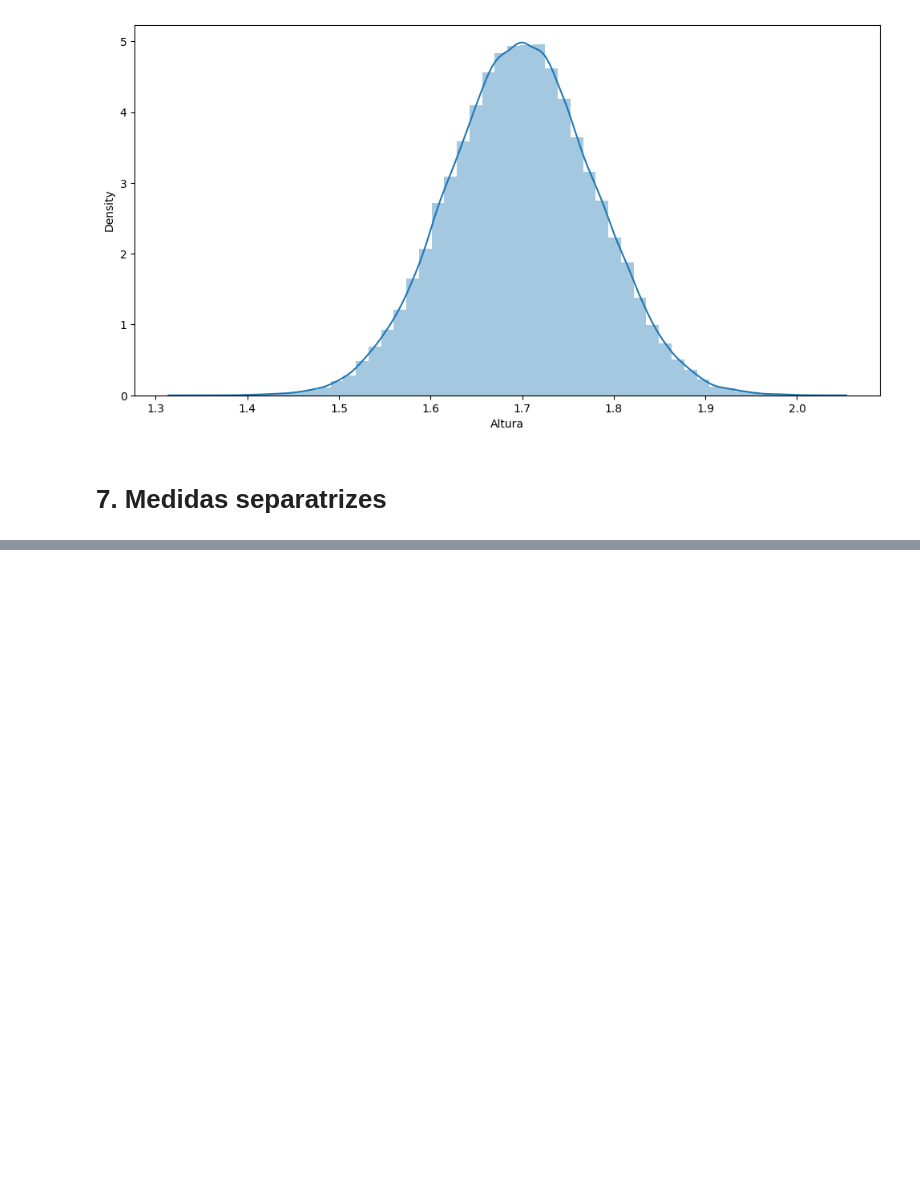
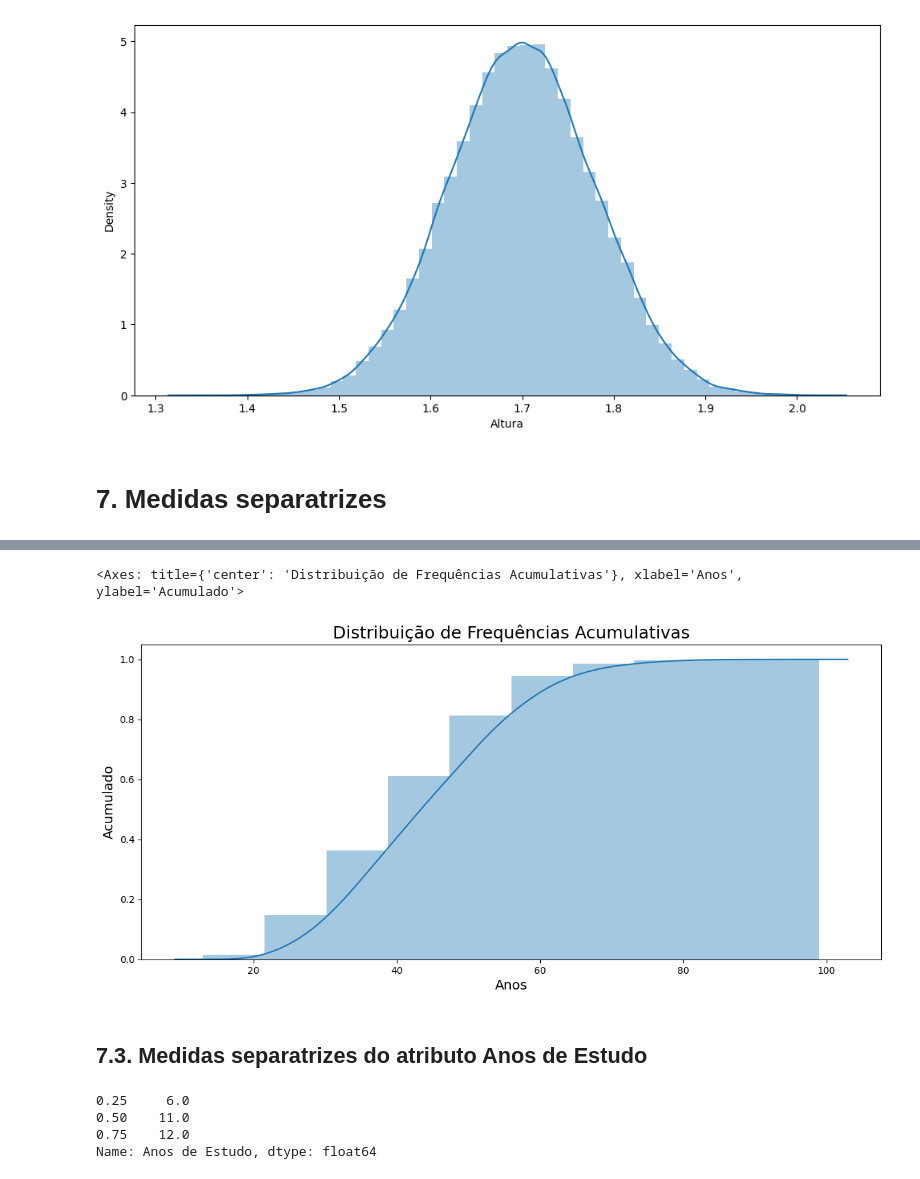
Before and after one commit to acostac94/mypythonportfolio, a Jupyter notebook: Descriptive_Statistics_with_Python.ipynb, the cells around one changed output, grey strips where cells are left out. Drawn from its saved outputs; the diff is of its cells as text; code cells hidden in the pictures; blank space fills up the shorter version.

```diff
--- a/Descriptive_Statistics_with_Python.ipynb
+++ b/Descriptive_Statistics_with_Python.ipynb
@@ -1123,0 +1279,32 @@ ax
+# %%
+# Representando graficamente os quantis de Renda
+ax = sns.distplot(
+    dados.Idade,
+    bins = 10,
+    hist_kws = {'cumulative': True},
+    kde_kws = {'cumulative': True}
+    )
+ax.figure.set_size_inches(14, 6)
+
+ax.set_title('Distribuição de Frequências Acumulativas', fontsize=18)
+ax.set_ylabel('Acumulado', fontsize=14)
+ax.set_xlabel('Anos', fontsize=14)
+ax
+# %% [output]
+<Axes: title={'center': 'Distribuição de Frequências Acumulativas'}, xlabel='Anos', ylabel='Acumulado'>
+[figure, added]
+# %% [markdown]
+## 7.3. Medidas separatrizes do atributo Anos de Estudo
+# %%
+# Os Quartis separam os atributos em classes de 25% das amostras
+
+dados['Anos de Estudo'].quantile(
+    [0.25,
+     0.5,
+     0.75]
+    )
+# %% [output]
+0.25     6.0
+0.50    11.0
+0.75    12.0
+Name: Anos de Estudo, dtype: float64
```
Also changed, not shown: parts of 26 cells of this notebook.
